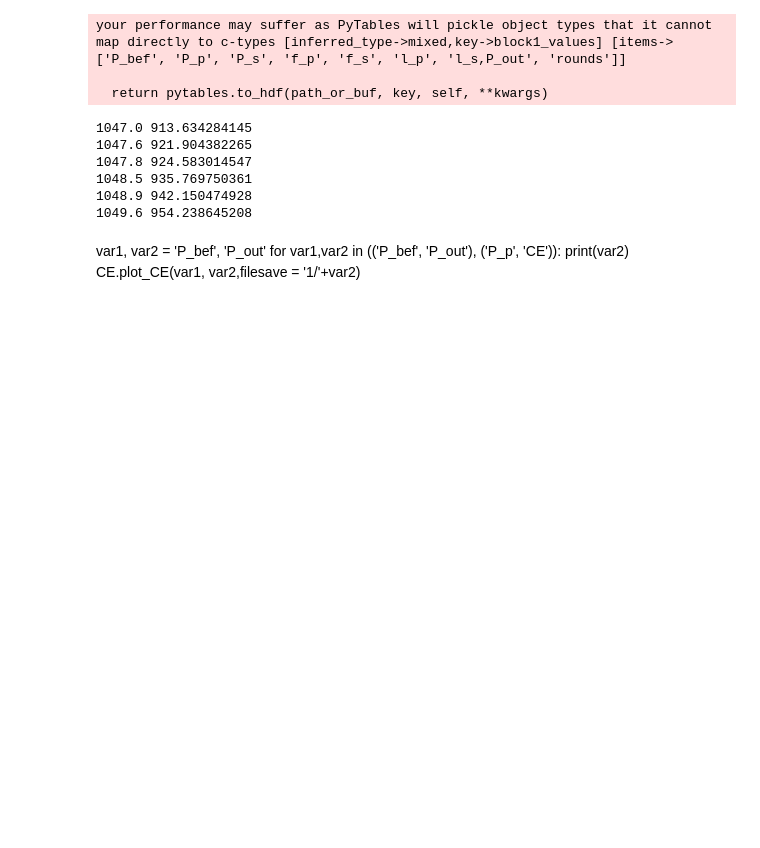
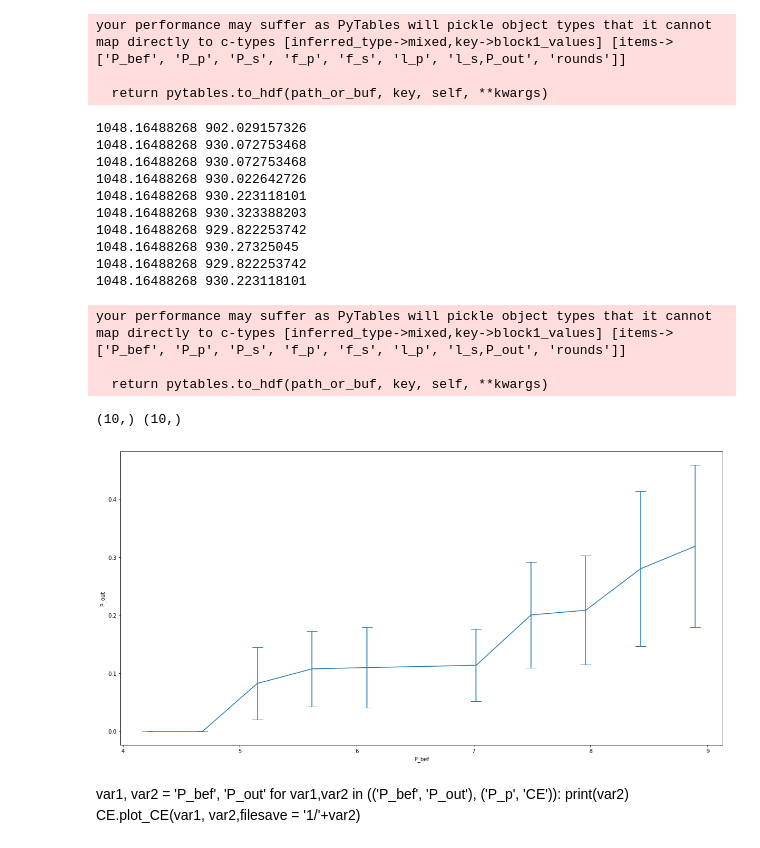
Before and after one commit to ibegleris/w-fopo, a Jupyter notebook: Conversion_efficiency_post_proc.ipynb, the cells around one changed output. Saved outputs shown, nothing was run; the diff lists cells and outputs as text; code cells hidden in the pictures; blank space fills up the shorter version.

```diff
--- a/Conversion_efficiency_post_proc.ipynb
+++ b/Conversion_efficiency_post_proc.ipynb
@@ -228,7 +228,7 @@ which = 'output_dump_pump_wavelengths/7w'
 which = 'output_dump_pump_wavelengths'
 #which = 'output_dump_pump_wavelengths/2_rounds'
 #which ='output_dump_pump_powers/ram0ss0'
-#which = 'output_dump_pump_powers/large'
+which = 'output_dump_pump_powers/930'
 #which_l = 'output_dump_pump_powers/'
 # %%
 for ii in range(1):
@@ -238,8 +238,8 @@ for ii in range(1):
     lami_vec = []
     lamp_vec = []
     specs_large = []
-    for i in range(6):
-        CE = Conversion_efficiency(0.05,possition = 'portA', filename = 'data_large',filepath = which+'/output'+str(i)+'/data/')
+    for i in range(10):
+        CE = Conversion_efficiency(0.05,possition = 'portB', filename = 'data_large',filepath = which+'/output'+str(i)+'/data/')
 
 
         fmin,fmax,rounds  = (np.min(CE.fv)+np.max(CE.fv))/2 +10,np.max(CE.fv) - 100,None
@@ -264,9 +264,22 @@ your performance may suffer as PyTables will pickle object types that it cannot
 map directly to c-types [inferred_type->mixed,key->block1_values] [items->['P_bef', 'P_p', 'P_s', 'f_p', 'f_s', 'l_p', 'l_s,P_out', 'rounds']]
 
   return pytables.to_hdf(path_or_buf, key, self, **kwargs)
-1047.0 913.634284145
-1047.6 921.904382265
-1047.8 924.583014547
-1048.5 935.769750361
-1048.9 942.150474928
-1049.6 954.238645208
+1048.16488268 902.029157326
+1048.16488268 930.072753468
+1048.16488268 930.072753468
+1048.16488268 930.022642726
+1048.16488268 930.223118101
+1048.16488268 930.323388203
+1048.16488268 929.822253742
+1048.16488268 930.27325045
+1048.16488268 929.822253742
+1048.16488268 930.223118101
+# %%
+CE.plot_CE('P_bef',var2 = 'P_out',filename = 'CE', filepath='output_final/', filesave= 'power')
+# %% [output]
+your performance may suffer as PyTables will pickle object types that it cannot
+map directly to c-types [inferred_type->mixed,key->block1_values] [items->['P_bef', 'P_p', 'P_s', 'f_p', 'f_s', 'l_p', 'l_s,P_out', 'rounds']]
+
+  return pytables.to_hdf(path_or_buf, key, self, **kwargs)
+(10,) (10,)
+[figure, added]
```
Also changed, not shown: parts of 2 cells of this notebook, 8 other files.
